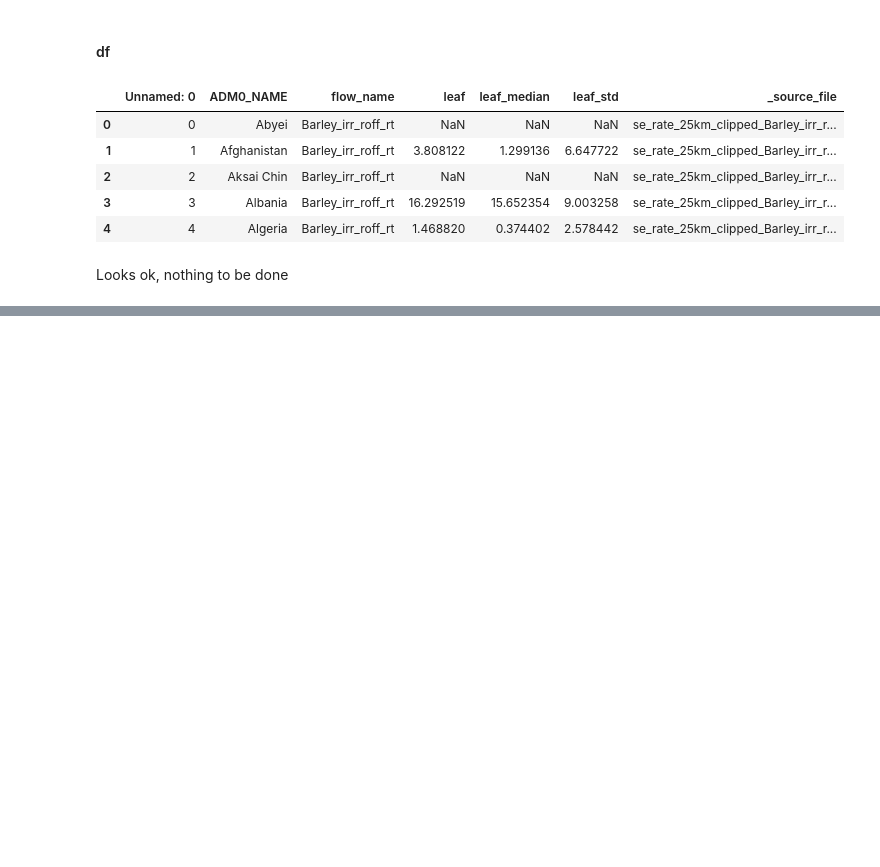
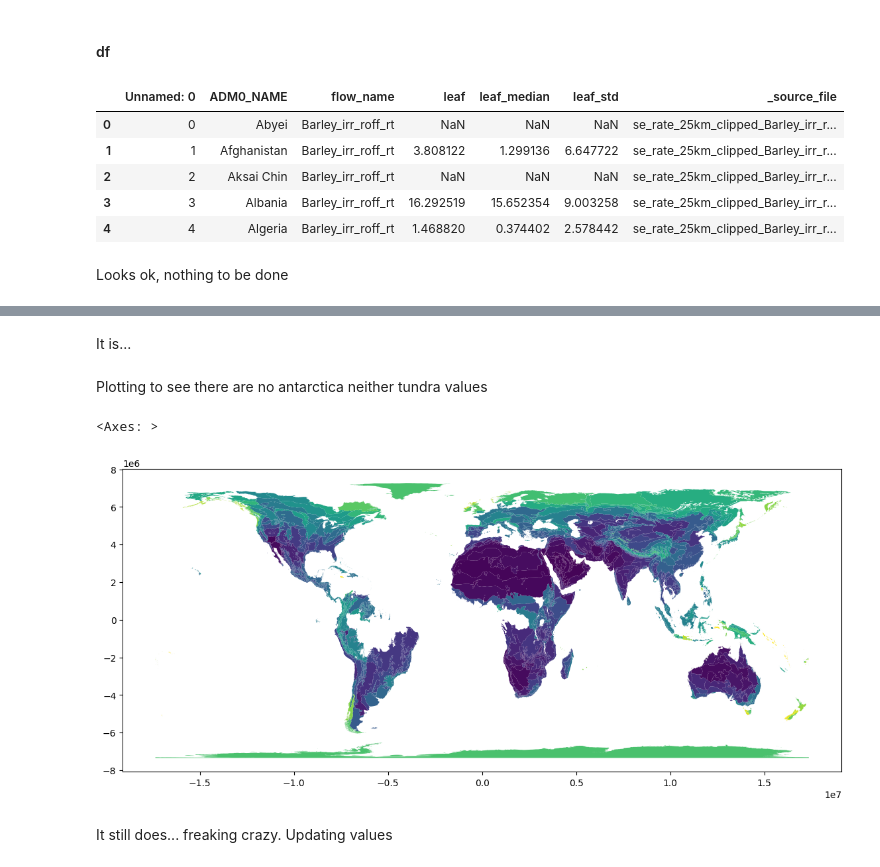
Before and after one commit to cloyolaangosto/SBTN_Test, a Jupyter notebook: LEAFs/Name_Cleaning.ipynb, the cells around one changed output, grey strips where cells are left out. Cells and saved outputs as stored; diff of their text form; code cells hidden in the pictures; blank space fills up the shorter version.

Commit message:
updated extra names for csv files for ecoregions

```diff
--- a/LEAFs/Name_Cleaning.ipynb
+++ b/LEAFs/Name_Cleaning.ipynb
@@ -554,0 +586,3 @@ Looks ok, nothing to be done
+# %%
+soc_er_fp = "../LEAFs/SOC/SOC_2030_ecoregions_v1.0.gpkg"
+soc_er_df_fp = "../LEAFs/SOC/SOC_2030_ecoregions_v1.0.csv"
@@ -554,0 +596,4 @@ Looks ok, nothing to be done
+# %%
+soc_er_gpkg_data = load_gpkg(soc_er_fp)
+# %%
+soc_er_gpkg_data['soc_leafs_ecoregions'] = soc_er_gpkg_data['soc_leafs_ecoregions'].rename(columns = rename_cols)
@@ -554,0 +631,13 @@ Looks ok, nothing to be done
+# %% [markdown]
+It is...
+# %% [markdown]
+Plotting to see there are no antarctica neither tundra values
+# %%
+soc_er =soc_er_gpkg_data[geom_layer].merge(soc_er_gpkg_data['soc_leafs_ecoregions'], how="left", on = "ECO_ID")
+# %%
+soc_er[soc_er["flow_name"]=="Barley_irr_roff_rt_2030y_SOC"].plot(column = "leaf", figsize = (14,8))
+# %% [output]
+<Axes: >
+[figure, added]
+# %% [markdown]
+It still does... freaking crazy. Updating values
```
Also changed, not shown: parts of 56 cells of this notebook, 2 other files.
